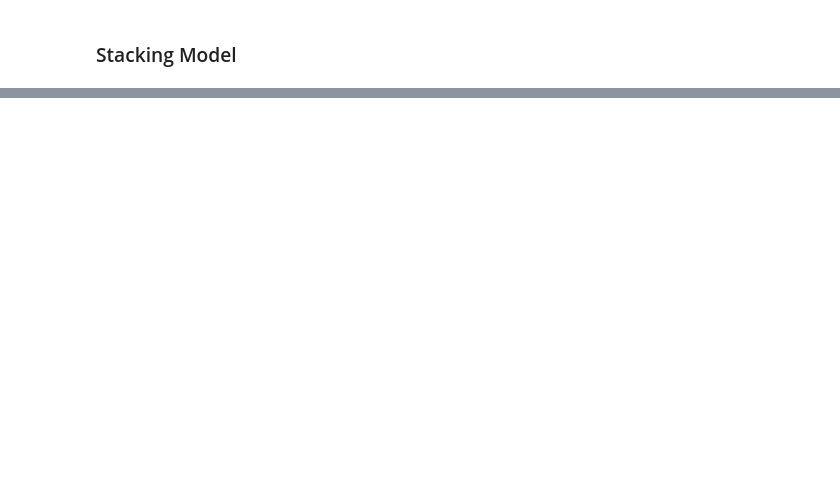
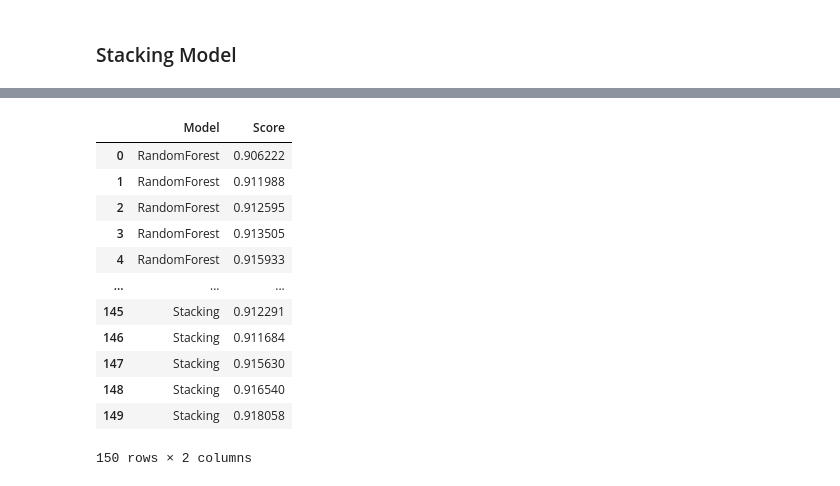
Before and after one commit to ymiyu/ANLY605_Project, a Jupyter notebook: Project_Group3_Midpoint.ipynb, the cells around one changed output, grey strips where cells are left out. Cells and saved outputs as stored; diff of their text form; code cells hidden in the pictures; blank space fills up the shorter version.

```diff
--- a/Project_Group3_Midpoint.ipynb
+++ b/Project_Group3_Midpoint.ipynb
@@ -357,8 +382,25 @@ for name, model in improved_model.items():
 # %%
-improved_classificationmod = pd.DataFrame(np.transpose(results), columns = ["Logistic","DecisionTree","RandomForest","KNN", "Bagging","GBM", "XGBoost","LightGBM"])
-improved_classificationmod = pd.melt(classificationmod.reset_index(), id_vars='index',value_vars=["Logistic","DecisionTree","RandomForest","KNN", "Bagging","GBM","XGBoost","LightGBM"])
-improved_classificationmod.set_index('index', inplace=True)
+improved_classificationmod = pd.melt(pd.DataFrame(np.transpose(results), columns=["RandomForest","GBM", "XGBoost","LightGBM","Stacking"]))
+# improved_classificationmod = pd.DataFrame(np.transpose(results), columns = ["RandomForest","GBM", "XGBoost","LightGBM","Stacking"])
+# improved_classificationmod = pd.melt(classificationmod.reset_index())#, value_vars=["RandomForest","GBM","XGBoost","LightGBM","Stacking"])
+# improved_classificationmod.set_index('index', inplace=True)
 improved_classificationmod.columns = ['Model', 'Score']
+# %%
+improved_classificationmod
+# %% [output]
+|  | Model | Score |
+| 0 | RandomForest | 0.906222 |
+| 1 | RandomForest | 0.911988 |
+| 2 | RandomForest | 0.912595 |
+| 3 | RandomForest | 0.913505 |
+| 4 | RandomForest | 0.915933 |
+| ... | ... | ... |
+| 145 | Stacking | 0.912291 |
+| 146 | Stacking | 0.911684 |
+| 147 | Stacking | 0.915630 |
+| 148 | Stacking | 0.916540 |
+| 149 | Stacking | 0.918058 |
+150 rows × 2 columns
 # %%
 fig = px.box(improved_classificationmod, x="Model", y="Score",color="Model",points='all',
 labels={"Model": "Machine Learning Model",
```
Also changed, not shown: parts of 4 cells of this notebook, 2 other files.
